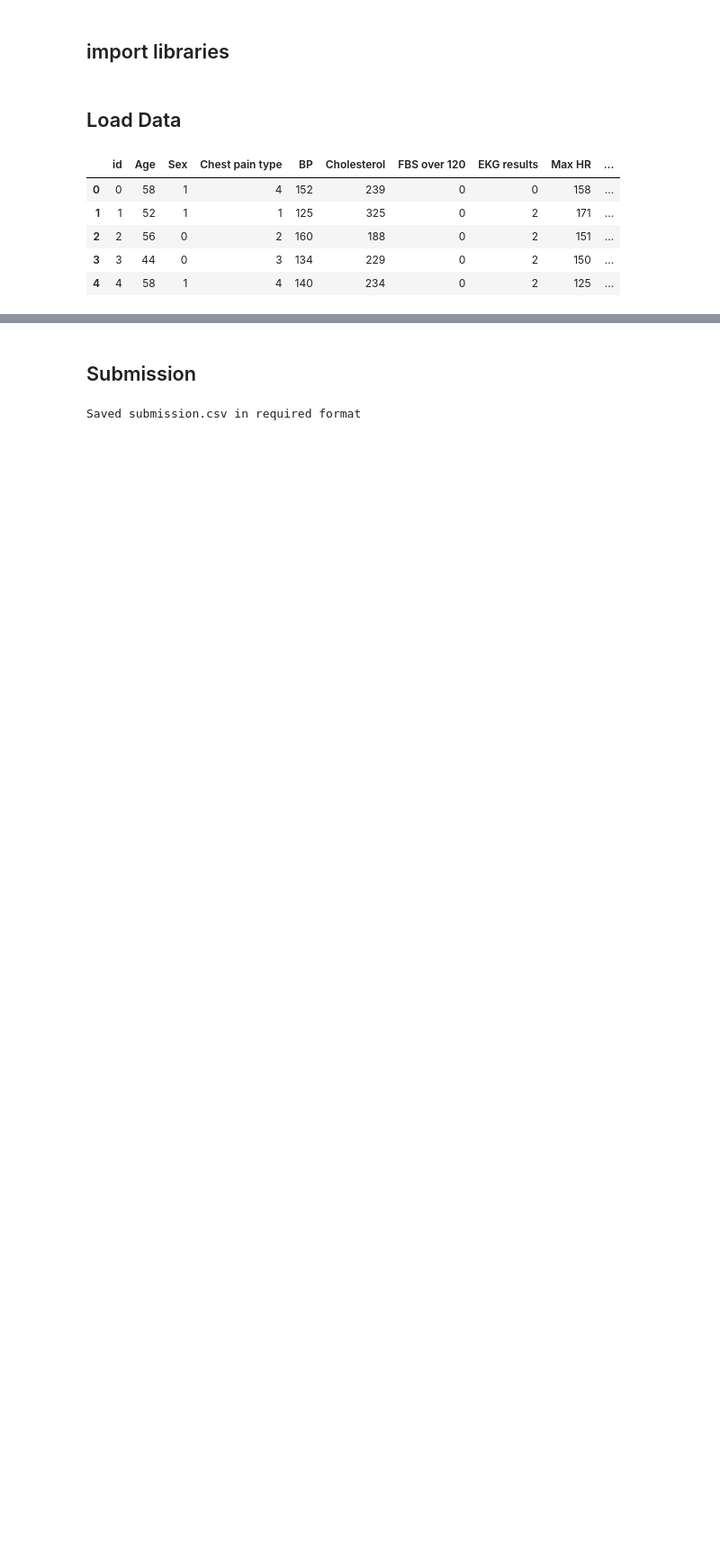
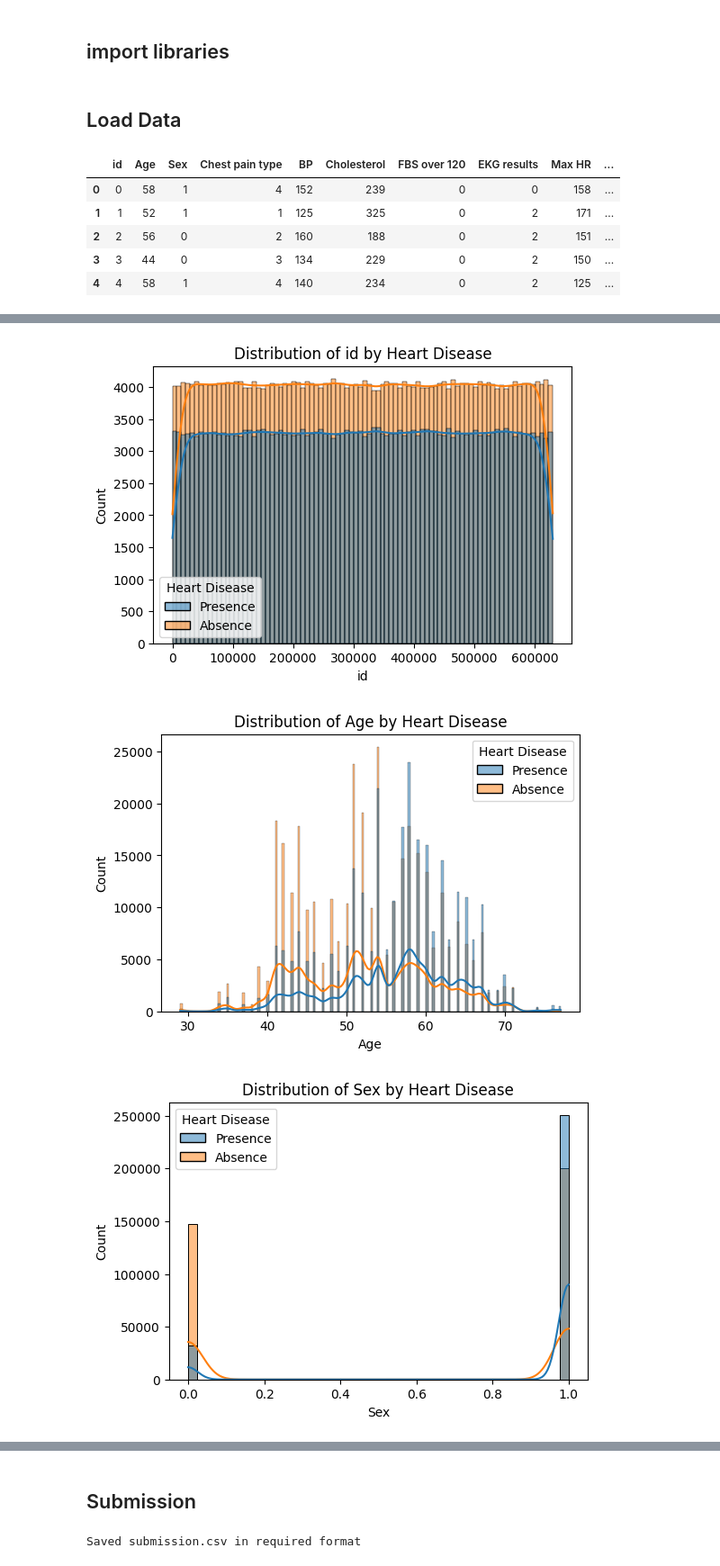
Before and after one commit to TenathDilusha/Heart_Disease_Predictor, a Jupyter notebook: kaggle.ipynb, the cells around one changed output, grey strips where cells are left out. Shown at 90% size. Saved outputs shown, nothing was run; the diff lists cells and outputs as text; code cells hidden in the pictures; blank space fills up the shorter version.

```diff
--- a/kaggle.ipynb
+++ b/kaggle.ipynb
@@ -23,0 +49,16 @@ train.head()
+# %%
+X = train.drop('Heart Disease', axis=1)
+y = train['Heart Disease']
+
+y_encoded = LabelEncoder().fit_transform(y)
+
+features = [col for col in train.columns if col != 'Heart Disease']
+for feature in features:
+    plt.figure(figsize=(6,4))
+    sns.histplot(data=train, x=feature, hue='Heart Disease', kde=True)
+    plt.title(f'Distribution of {feature} by Heart Disease')
+    plt.show()
+# %% [output]
+[figure, added]
+[figure, added]
+[figure, added]
```
Also changed, not shown: parts of 7 cells of this notebook, 1 other file.
